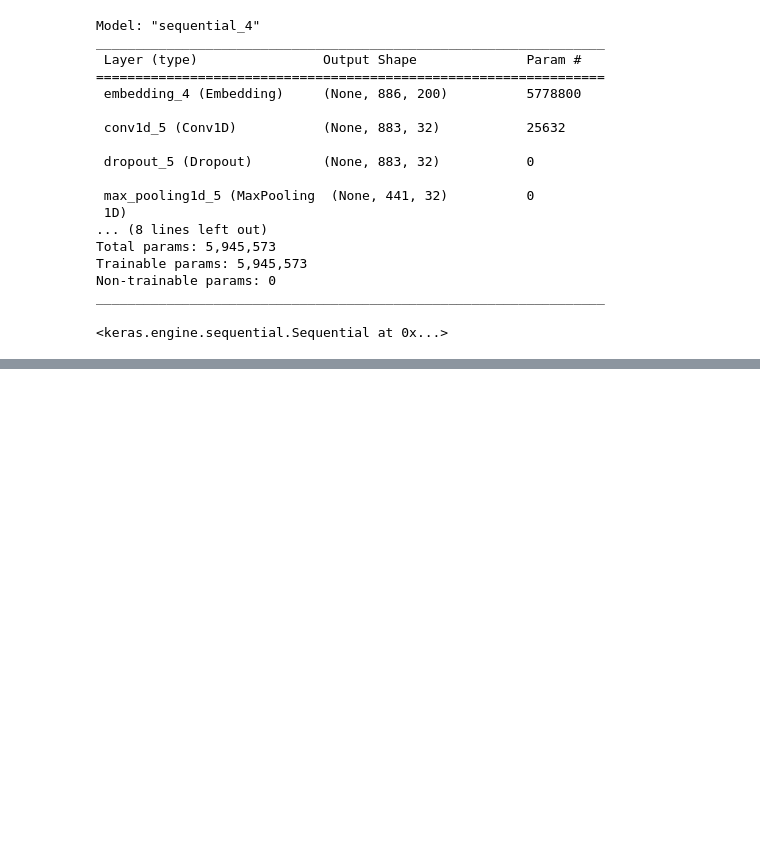
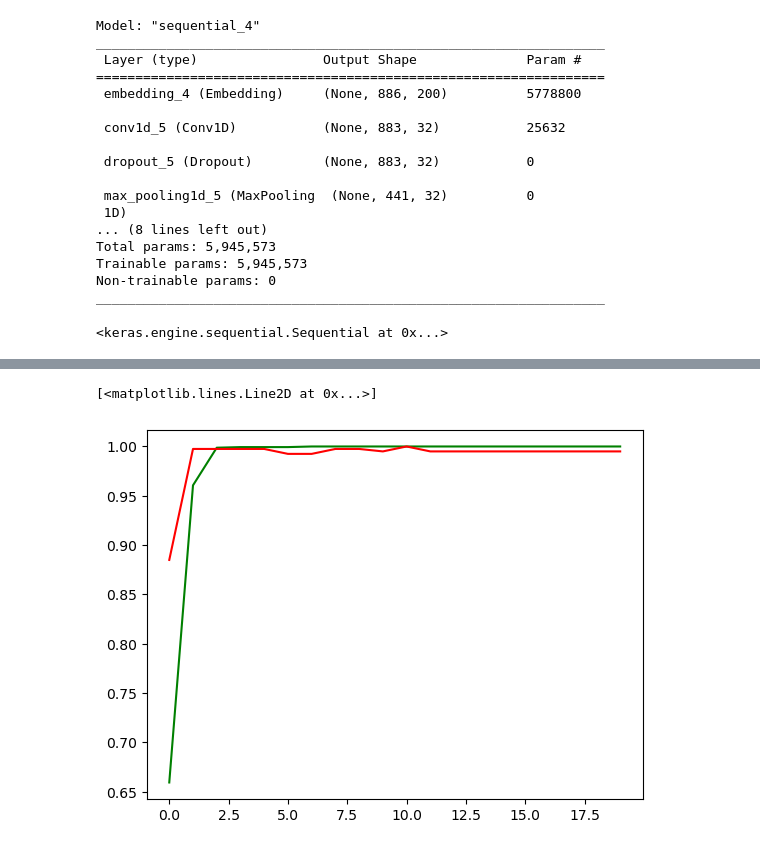
Before and after one commit to w74anheda/AI, a Jupyter notebook: app/learn/11-neural network/04-CNN.ipynb, the cells around one changed output, grey strips where cells are left out. Drawn from its saved outputs; the diff is of its cells as text; code cells hidden in the pictures; blank space fills up the shorter version.

```diff
--- a/app/learn/11-neural network/04-CNN.ipynb
+++ b/app/learn/11-neural network/04-CNN.ipynb
@@ -312,0 +350,8 @@ load_model('../../../datasets/models/movie_polarity_detection.h5')
+# %%
+history = model.fit(
+    [X_train,X_train,X_train],
+    Y_train,
+    epochs=20,
+    batch_size=100,
+    validation_data=([X_test,X_test,X_test],Y_test)
+)
@@ -312,0 +378,6 @@ load_model('../../../datasets/models/movie_polarity_detection.h5')
+# %%
+PLT.plot(history.history['accuracy'], color='green', label='train data')
+PLT.plot(history.history['val_accuracy'], color='red', label='test data')
+# %% [output]
+[<matplotlib.lines.Line2D at 0x...>]
+[figure, added]
```
Also changed, not shown: parts of 16 cells of this notebook.
